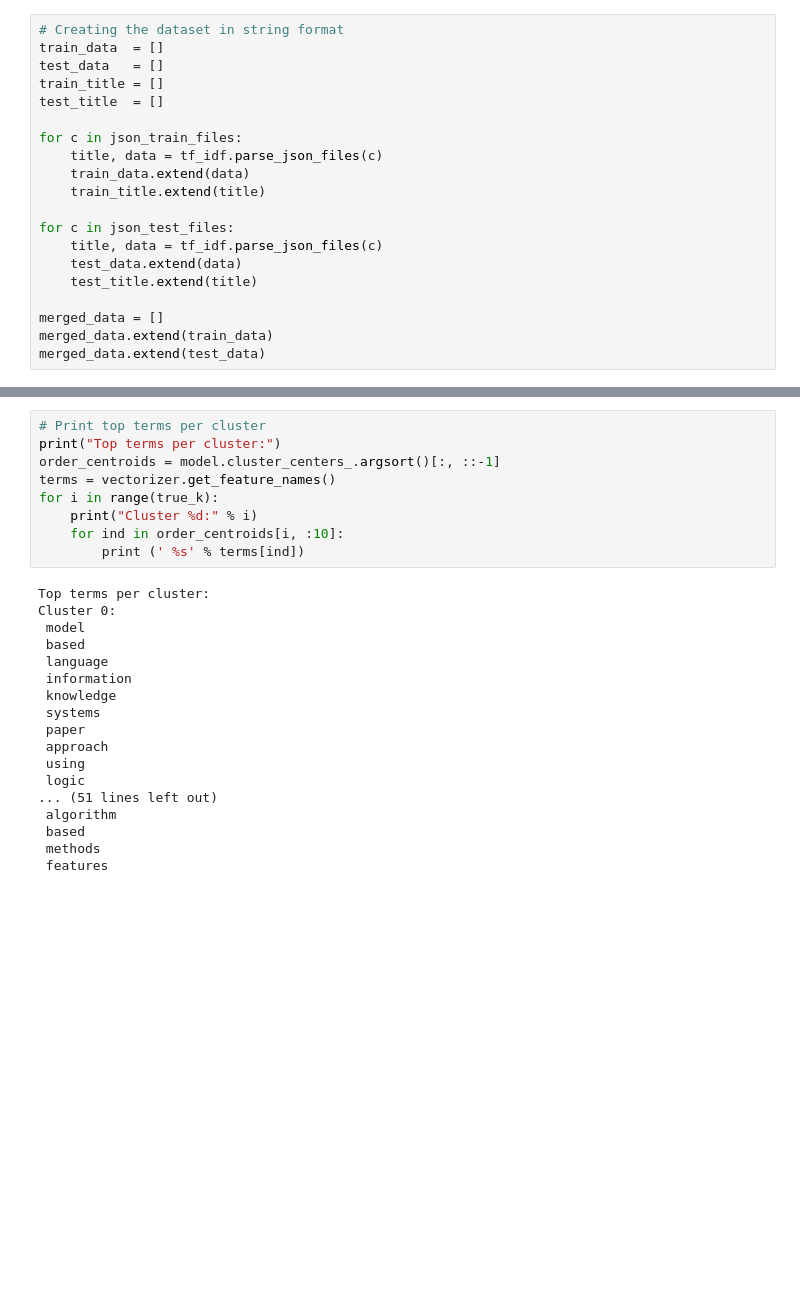
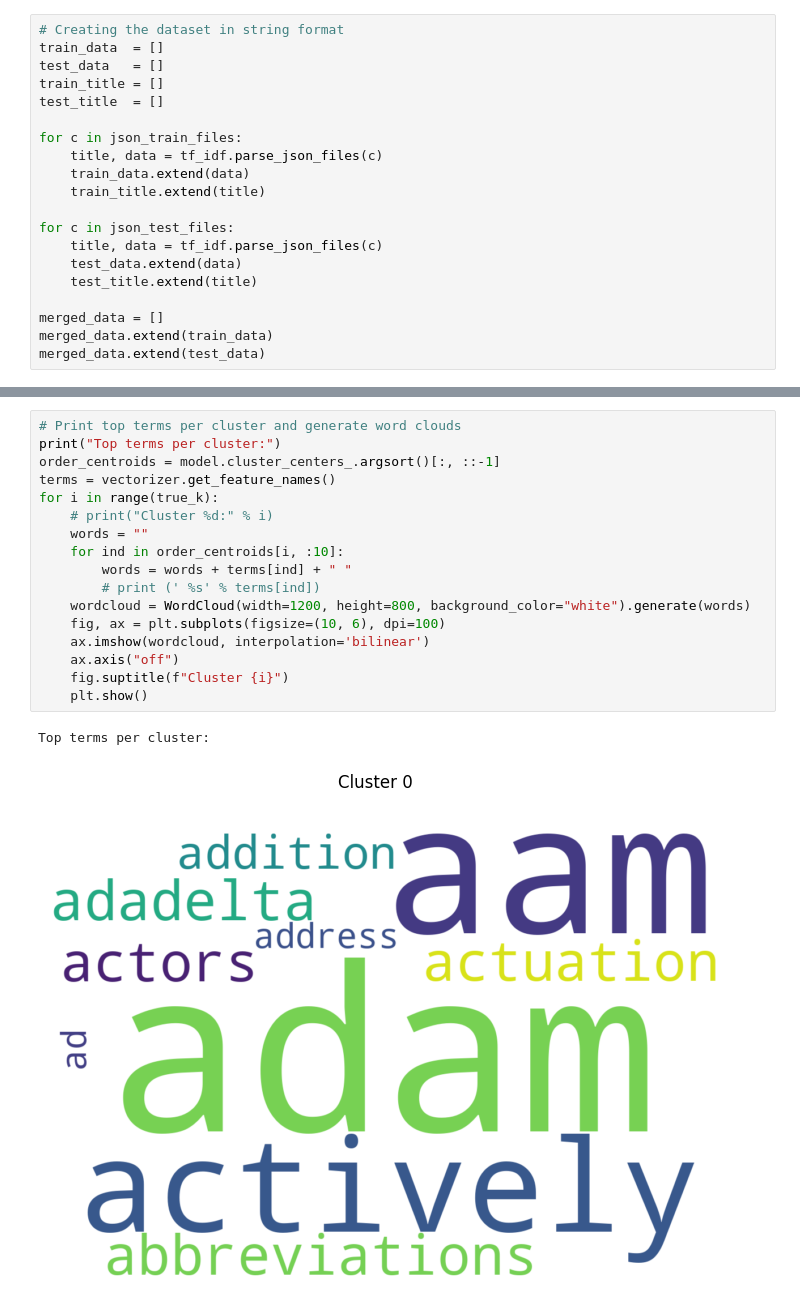
Before and after one commit to ShashiKiranMR/CS-7641-ML-Project, a Jupyter notebook: src/script.ipynb, the cells around one changed output, grey strips where cells are left out. Saved outputs shown, nothing was run; the diff lists cells and outputs as text; blank space fills up the shorter version.

```diff
--- a/src/script.ipynb
+++ b/src/script.ipynb
@@ -114,27 +215,20 @@ KMeans(max_iter=1000, n_clusters=6)
 # %%
-# Print top terms per cluster
+# Print top terms per cluster and generate word clouds
 print("Top terms per cluster:")
 order_centroids = model.cluster_centers_.argsort()[:, ::-1]
 terms = vectorizer.get_feature_names()
 for i in range(true_k):
-    print("Cluster %d:" % i)
+    # print("Cluster %d:" % i)
+    words = ""
     for ind in order_centroids[i, :10]:
-        print (' %s' % terms[ind])
+        words = words + terms[ind] + " "
+        # print (' %s' % terms[ind])
+    wordcloud = WordCloud(width=1200, height=800, background_color="white").generate(words)
+    fig, ax = plt.subplots(figsize=(10, 6), dpi=100)
+    ax.imshow(wordcloud, interpolation='bilinear')
+    ax.axis("off")
+    fig.suptitle(f"Cluster {i}")
+    plt.show()
 # %% [output]
 Top terms per cluster:
-Cluster 0:
- model
- based
- language
- information
- knowledge
- systems
- paper
- approach
- using
- logic
-... (51 lines left out)
- algorithm
- based
- methods
- features
+[figure, added]
```
Also changed, not shown: parts of 13 cells of this notebook, 1 other file.
